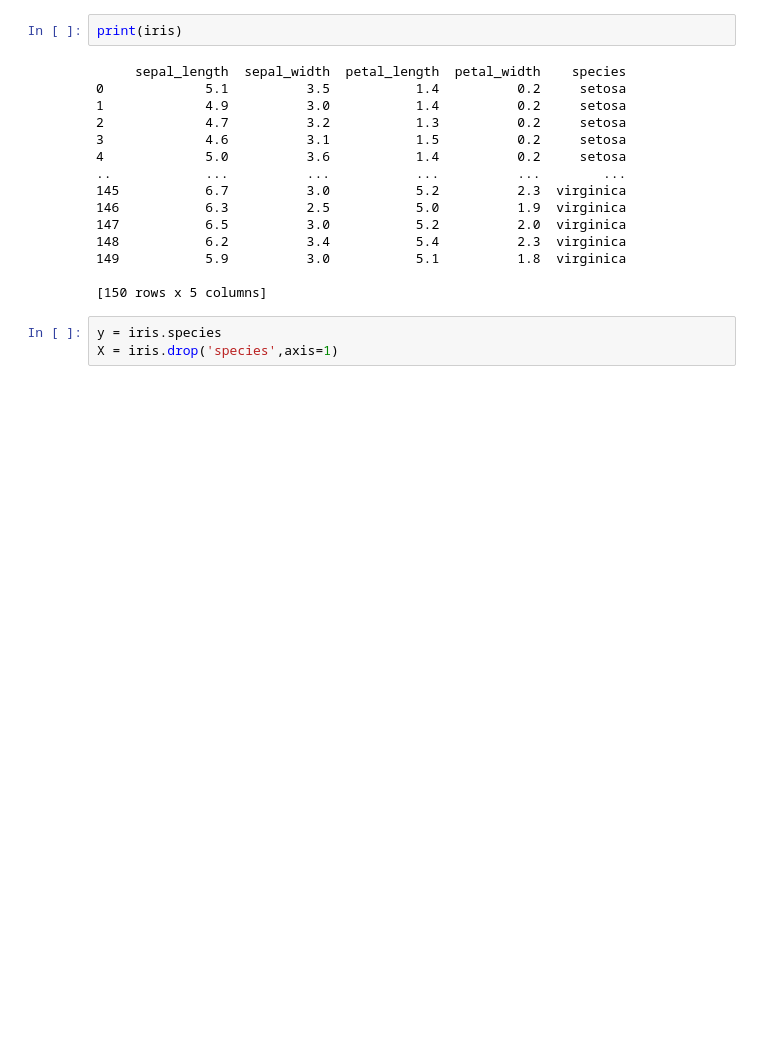
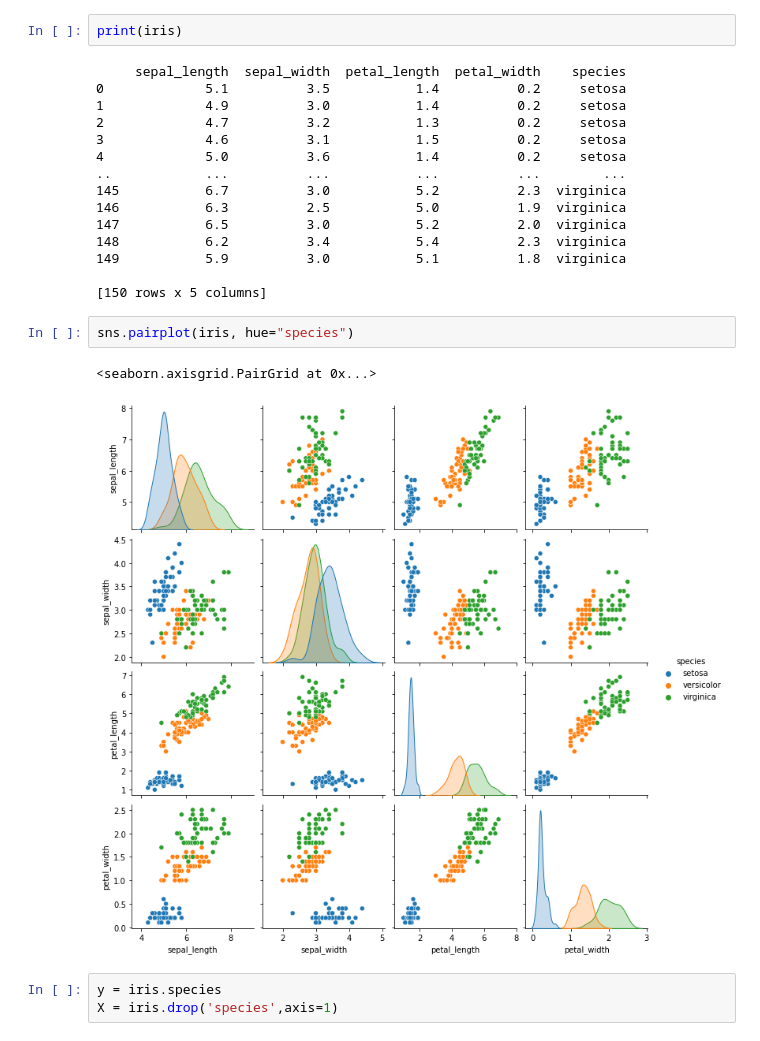
Before and after one commit to Tacitus523/ml4chem, a Jupyter notebook: Classification/SVM.ipynb, the cells around one changed output. Cells and saved outputs as stored; diff of their text form; blank space fills up the shorter version.

```diff
--- a/Classification/SVM.ipynb
+++ b/Classification/SVM.ipynb
@@ -22,6 +22,11 @@ print(iris)
 149           5.9          3.0           5.1          1.8  virginica
 
 [150 rows x 5 columns]
+# %%
+sns.pairplot(iris, hue="species")
+# %% [output]
+<seaborn.axisgrid.PairGrid at 0x...>
+[figure, added]
 # %%
 y = iris.species
 X = iris.drop('species',axis=1)
```
